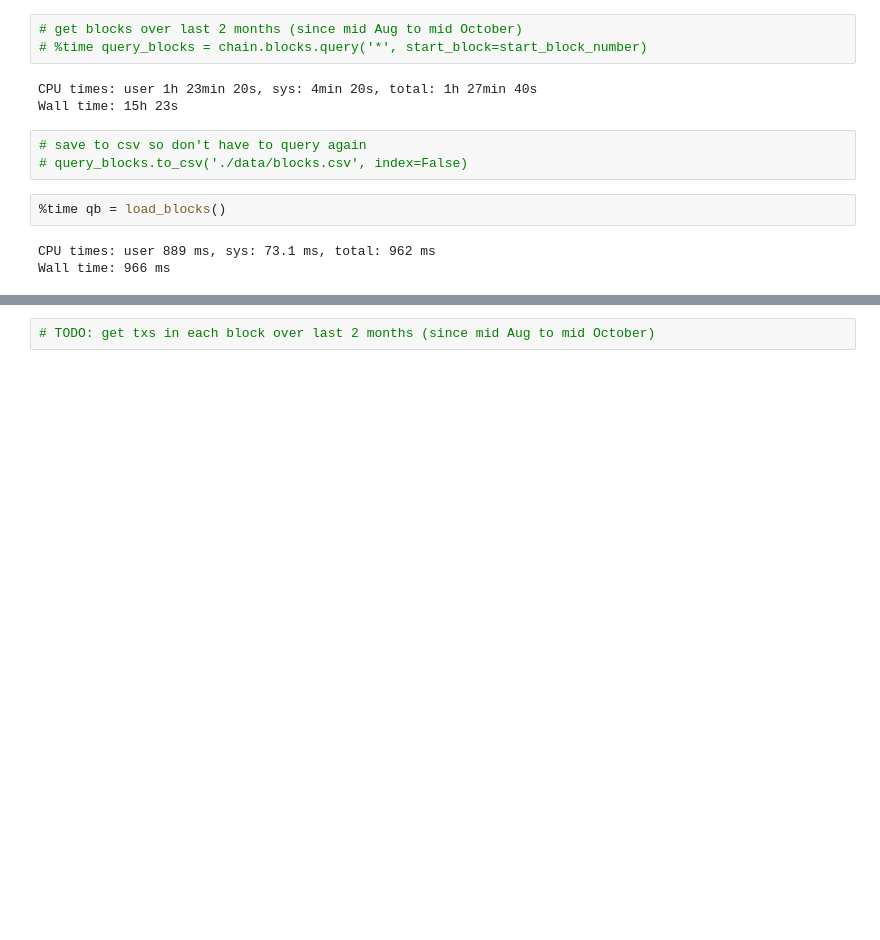
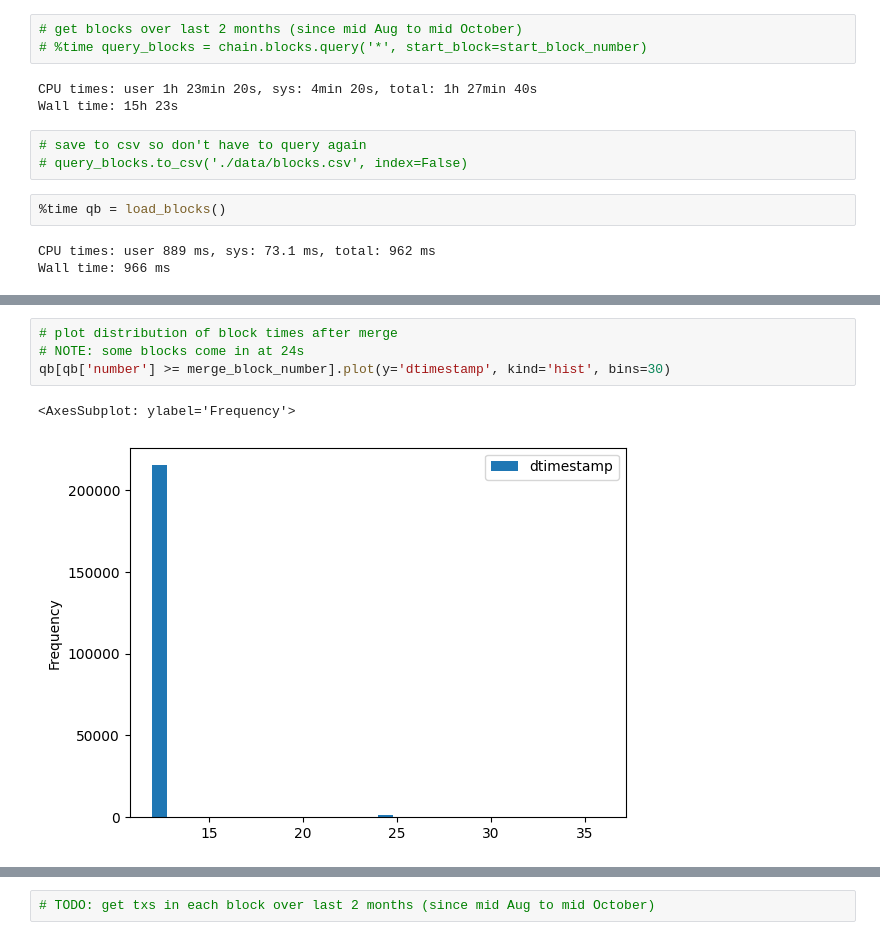
Before and after one commit to fmrmf/merge-challenge, a Jupyter notebook: notebook/blocks.ipynb, the cells around one changed output, grey strips where cells are left out. Drawn from its saved outputs; the diff is of its cells as text; blank space fills up the shorter version.

```diff
--- a/notebook/blocks.ipynb
+++ b/notebook/blocks.ipynb
@@ -94,0 +128,7 @@ qb
+# %%
+# plot distribution of block times after merge
+# NOTE: some blocks come in at 24s
+qb[qb['number'] >= merge_block_number].plot(y='dtimestamp', kind='hist', bins=30)
+# %% [output]
+<AxesSubplot: ylabel='Frequency'>
+[figure, added]
```
Also changed, not shown: parts of 19 cells of this notebook.
